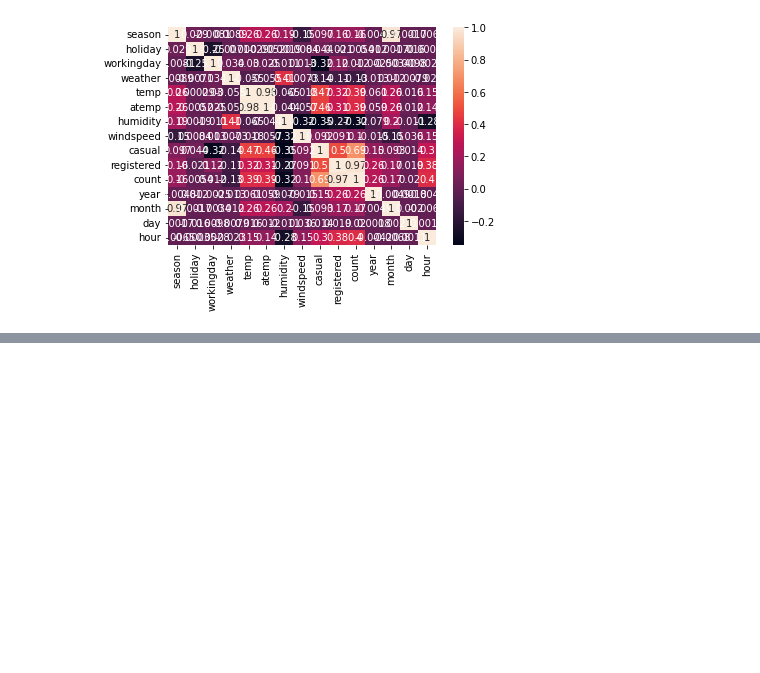
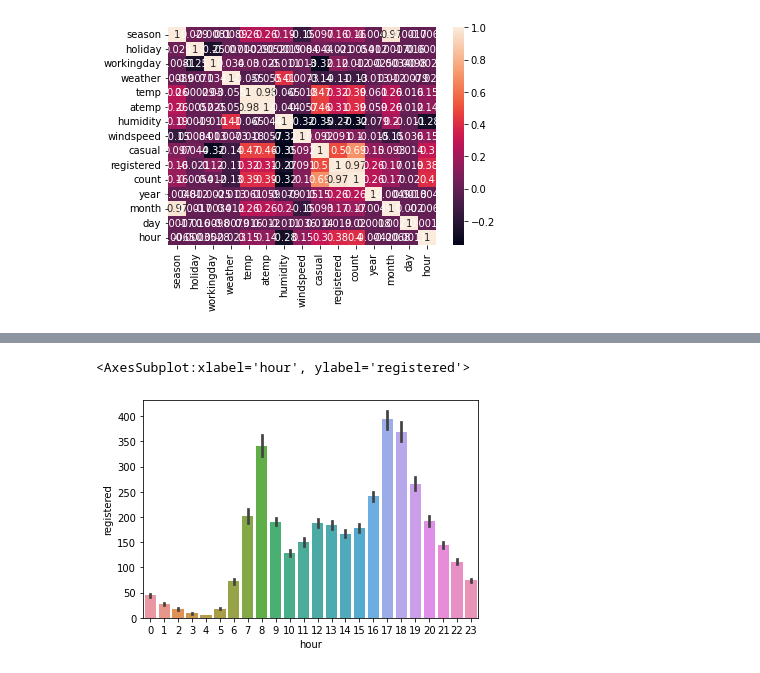
Before and after one commit to leotanaka4/Trabalho2LingProg, a Jupyter notebook: ans.ipynb, the cells around one changed output, grey strips where cells are left out. Saved outputs shown, nothing was run; the diff lists cells and outputs as text; code cells hidden in the pictures; blank space fills up the shorter version.

```diff
--- a/ans.ipynb
+++ b/ans.ipynb
@@ -118,0 +124,5 @@ sns.heatmap(data=correlacao, annot=True)
+# %%
+sns.barplot(x="hour", y="registered", data=data_b)
+# %% [output]
+<AxesSubplot:xlabel='hour', ylabel='registered'>
+[figure, added]
```
Also changed, not shown: parts of 1 cell of this notebook.
